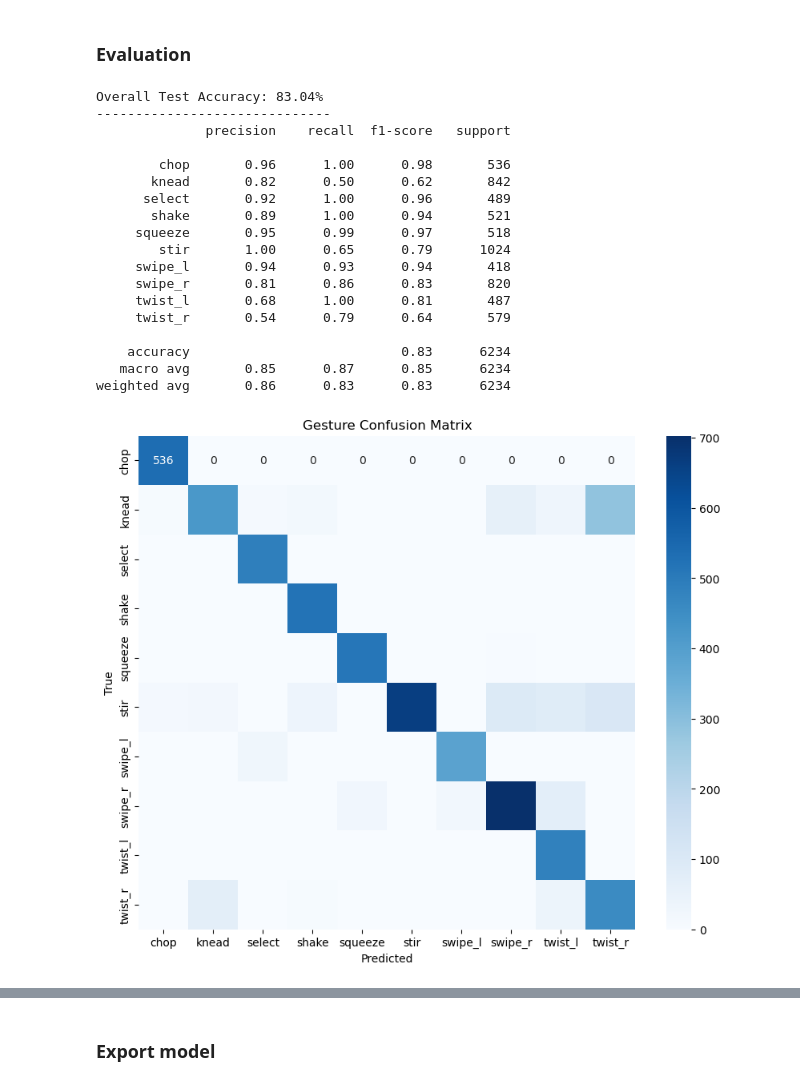
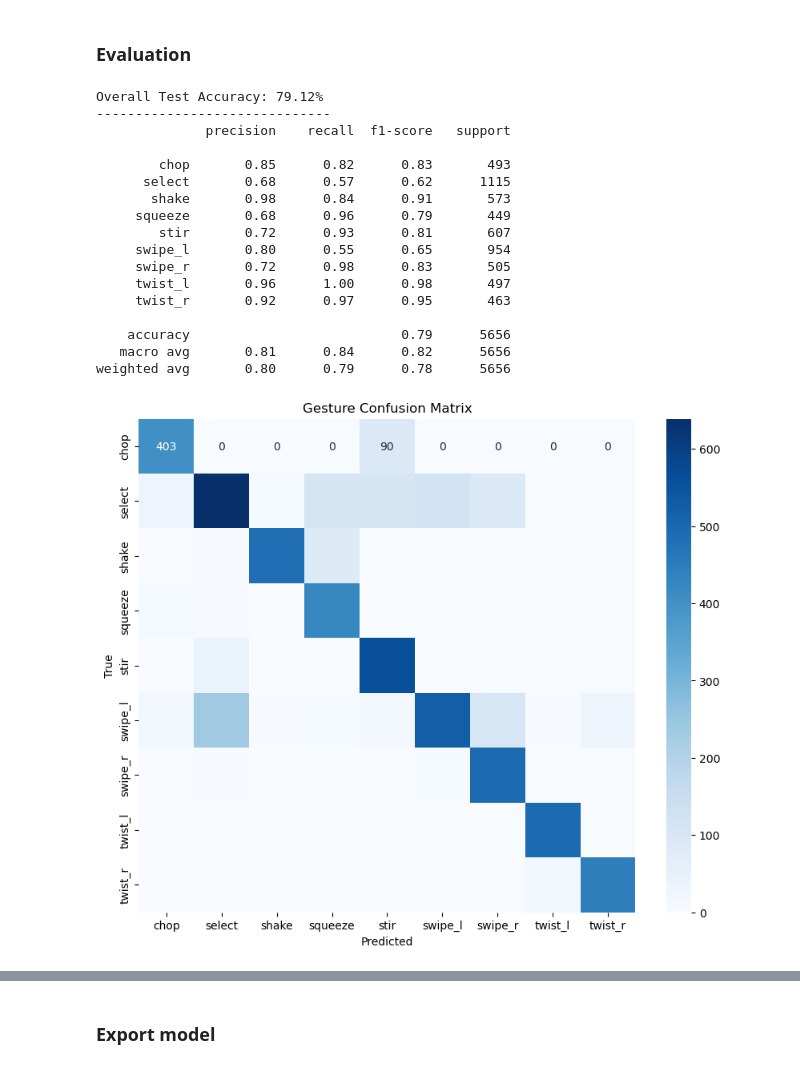
Before and after one commit to wallywallywally/cg4002_ay2526, a Jupyter notebook: ai/model.ipynb, the cells around one changed output, grey strips where cells are left out. Drawn from its saved outputs; the diff is of its cells as text; code cells hidden in the pictures.

Commit message:
Retrain model on v2 data - ~80% acc

```diff
--- a/ai/model.ipynb
+++ b/ai/model.ipynb
@@ -271,7 +442,7 @@ def split_data(labels_dict, test_size=0.2):
     test_labels = {f: labels_dict[f] for f in test_files}
     return cv_labels, test_labels
 
-data_folder_path = "data/cleaned"
+data_folder_path = "data/v2/cleaned"
 with open(os.path.join(data_folder_path, "labels.json"), "r") as f:
     labels_dict = json.load(f)
 
@@ -477,25 +842,32 @@ Best params: {'lr': 0.0008359405332140301, 'batch_size': 64}
 def train_final_model(cv_labels, test_labels, best_params, data_path, epochs=40):
     device = torch.device("cuda" if torch.cuda.is_available() else "cpu")
 
-    train_ds = GestureWindowDataset(data_path, cv_labels, stride=1)
-    test_ds = GestureWindowDataset(data_path, test_labels, stride=5)
+    # train_ds = GestureWindowDataset(data_path, cv_labels, stride=1)
+    # test_ds = GestureWindowDataset(data_path, test_labels, stride=5)
+
+    train_ds = GestureWindowDatasetAugmented(data_path, cv_labels, stride=1,
+                                             augment=True, augment_prob=0.4)
+    test_ds = GestureWindowDatasetAugmented(data_path, test_labels, stride=5,
+                                            augment=False)
 
     batch_size = best_params['batch_size']
     train_loader = DataLoader(train_ds, batch_size=batch_size, shuffle=True)
     test_loader = DataLoader(test_ds, batch_size=batch_size, shuffle=False)
 
     model = CNN1DClassifier(input_size=IN_CH, num_classes=NUM_CLASSES)
-    optimizer = torch.optim.Adam(model.parameters(), lr=best_params['lr'])
-    criterion = torch.nn.CrossEntropyLoss()
-    criterion = torch.nn.CrossEntropyLoss(weight=GESTURE_WEIGHTS.to(device))
+    weight_decay = best_params.get('weight_decay', 1e-4)
+    optimizer = torch.optim.Adam(model.parameters(), lr=best_params['lr'], weight_decay=weight_decay)
+    criterion = torch.nn.CrossEntropyLoss(weight=GESTURE_WEIGHTS.to(device), label_smoothing=0.05)
 
-    print("\n--- Training Final Model on Full CV Pool ---")
-    final_acc = train_and_validate(
+    print("\n" + "=" * 70)
+    print("Training Final Model on Full CV Pool")
+    print("=" * 70)
+    final_acc, final_f1 = train_and_validate(
         model, train_loader, test_loader, criterion, optimizer,
         epochs=epochs, fold_idx="FINAL"
     )
 
-    print(f"\nFinal Model Test Accuracy: {final_acc:.2f}%")
+    print(f"\nFinal Model Test Accuracy: {final_acc:.2f}% | Test F1: {final_f1:.4f}")
     return model
 
 epochs = 40
@@ -537,48 +909,49 @@ def evaluate_final_model(model, test_loader):
 
             all_preds.extend(predicted.cpu().numpy())
             all_labels.extend(batch_labels.numpy())
 
     # Print metrics
     accuracy = accuracy_score(all_labels, all_preds)
     print(f"\nOverall Test Accuracy: {accuracy * 100:.2f}%")
     print("-" * 30)
 
-    with open("gesture_map.json", "r") as file:
+    with open("v2/gesture_map.json", "r") as file:
         gesture_map = json.load(file)
 
     print(classification_report(all_labels, all_preds, target_names=gesture_map.keys()))
 
     # Generate confusion matrix
     cm = confusion_matrix(all_labels, all_preds)
     plt.figure(figsize=(10, 8))
     sns.heatmap(cm, annot=True, fmt='d', cmap='Blues',
                 xticklabels=gesture_map.keys(), yticklabels=gesture_map.keys())
     plt.xlabel('Predicted')
     plt.ylabel('True')
     plt.title('Gesture Confusion Matrix')
     plt.show()
 
+    return all_preds, all_labels
+
 batch_size = study.best_params['batch_size']
-test_ds = GestureWindowDataset(data_folder_path, test_labels, stride=5)
+test_ds = GestureWindowDatasetAugmented(data_folder_path, test_labels, stride=5)
 test_loader = DataLoader(test_ds, batch_size=batch_size, shuffle=False)
-evaluate_final_model(final_model, test_loader)
+all_preds, all_labels = evaluate_final_model(final_model, test_loader)
 # %% [output]
-Overall Test Accuracy: 83.04%
+Overall Test Accuracy: 79.12%
 ------------------------------
               precision    recall  f1-score   support
 
-        chop       0.96      1.00      0.98       536
-       knead       0.82      0.50      0.62       842
-      select       0.92      1.00      0.96       489
-       shake       0.89      1.00      0.94       521
-     squeeze       0.95      0.99      0.97       518
-        stir       1.00      0.65      0.79      1024
-     swipe_l       0.94      0.93      0.94       418
-     swipe_r       0.81      0.86      0.83       820
-     twist_l       0.68      1.00      0.81       487
-     twist_r       0.54      0.79      0.64       579
+        chop       0.85      0.82      0.83       493
+      select       0.68      0.57      0.62      1115
+       shake       0.98      0.84      0.91       573
+     squeeze       0.68      0.96      0.79       449
+        stir       0.72      0.93      0.81       607
+     swipe_l       0.80      0.55      0.65       954
+     swipe_r       0.72      0.98      0.83       505
+     twist_l       0.96      1.00      0.98       497
+     twist_r       0.92      0.97      0.95       463
 
-    accuracy                           0.83      6234
-   macro avg       0.85      0.87      0.85      6234
-weighted avg       0.86      0.83      0.83      6234
+    accuracy                           0.79      5656
+   macro avg       0.81      0.84      0.82      5656
+weighted avg       0.80      0.79      0.78      5656
-[figure, old version]
+[figure, new version]
```
Also changed, not shown: parts of 25 cells of this notebook, 24 other files.
